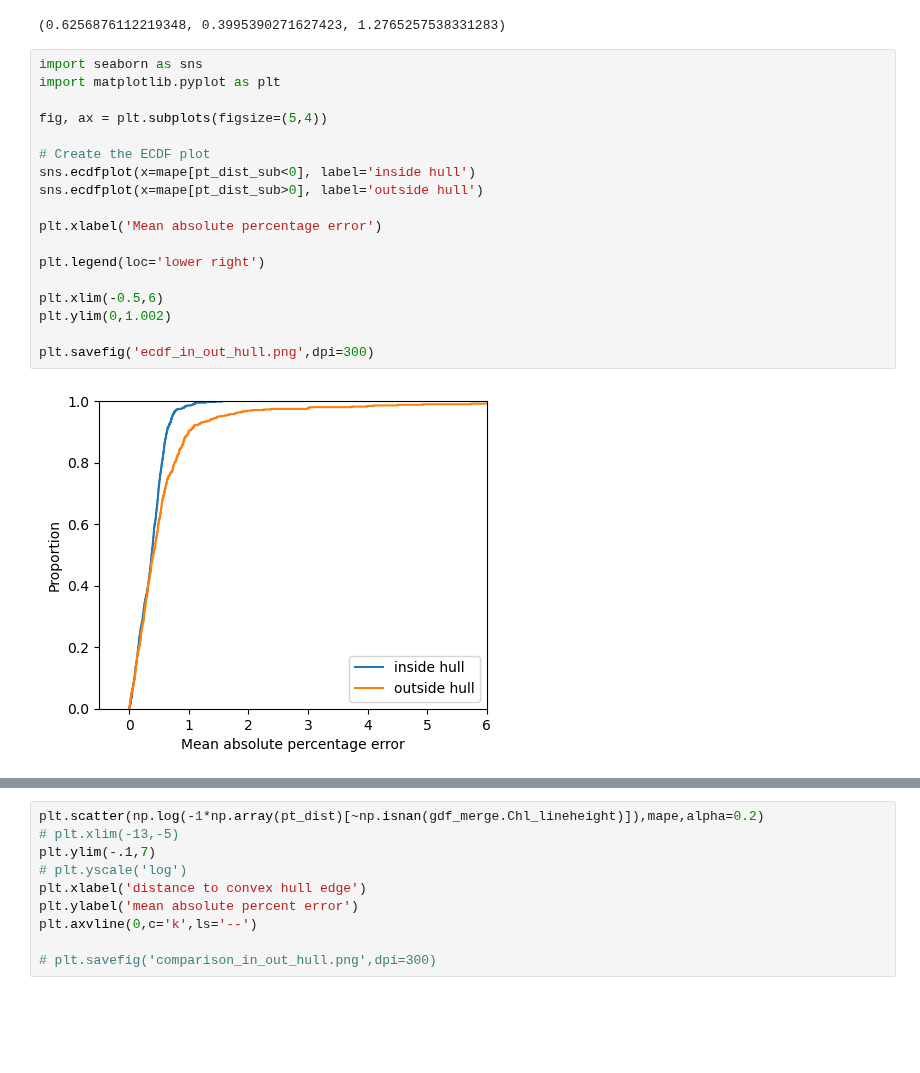
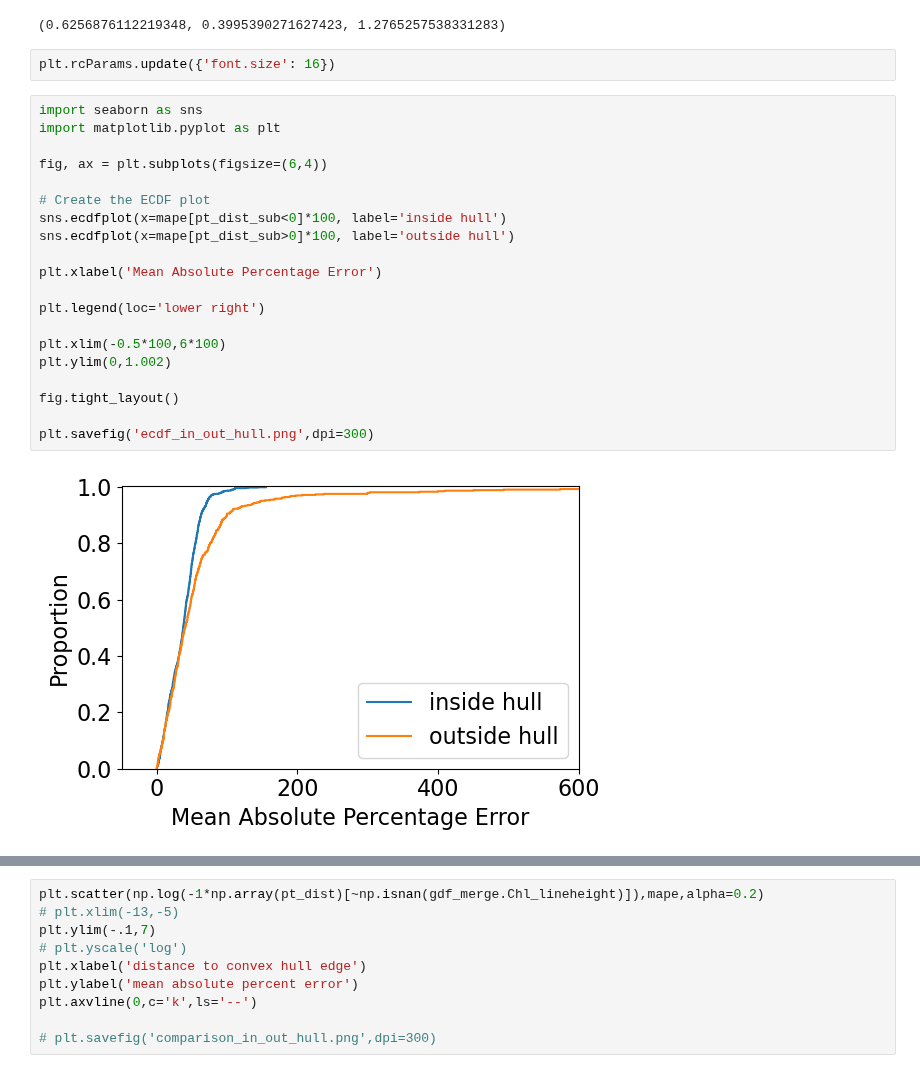
Before and after one commit to patrickcgray/undersampling_ocean_algos, a Jupyter notebook: algo_bias_estimates.ipynb, the cells around one changed output, grey strips where cells are left out. Drawn from its saved outputs; the diff is of its cells as text; blank space fills up the shorter version.

```diff
--- a/algo_bias_estimates.ipynb
+++ b/algo_bias_estimates.ipynb
@@ -615,26 +639,30 @@ np.nanmean(mape[pt_dist_sub<0]), np.nanmedian(mape[pt_dist_sub<0]), np.nanstd(ma
 np.nanmean(mape[pt_dist_sub>0]), np.nanmedian(mape[pt_dist_sub>0]), np.nanstd(mape[pt_dist_sub>0])
 # %% [output]
 (0.6256876112219348, 0.3995390271627423, 1.2765257538331283)
+# %%
+plt.rcParams.update({'font.size': 16})
 # %%
 import seaborn as sns
 import matplotlib.pyplot as plt
 
-fig, ax = plt.subplots(figsize=(5,4))
+fig, ax = plt.subplots(figsize=(6,4))
 
 # Create the ECDF plot
-sns.ecdfplot(x=mape[pt_dist_sub<0], label='inside hull')
-sns.ecdfplot(x=mape[pt_dist_sub>0], label='outside hull')
+sns.ecdfplot(x=mape[pt_dist_sub<0]*100, label='inside hull')
+sns.ecdfplot(x=mape[pt_dist_sub>0]*100, label='outside hull')
 
-plt.xlabel('Mean absolute percentage error')
+plt.xlabel('Mean Absolute Percentage Error')
 
 plt.legend(loc='lower right')
 
-plt.xlim(-0.5,6)
+plt.xlim(-0.5*100,6*100)
 plt.ylim(0,1.002)
 
+fig.tight_layout()
+
 plt.savefig('ecdf_in_out_hull.png',dpi=300)
 # %% [output]
-[figure, old version]
+[figure, new version]
 # %%
 plt.scatter(np.array(pt_dist)[~np.isnan(gdf_merge.Chl_lineheight)],mape,alpha=0.2)
 # plt.xlim(-13,-5)
```
Also changed, not shown: parts of 10 cells of this notebook, 2 other files.
